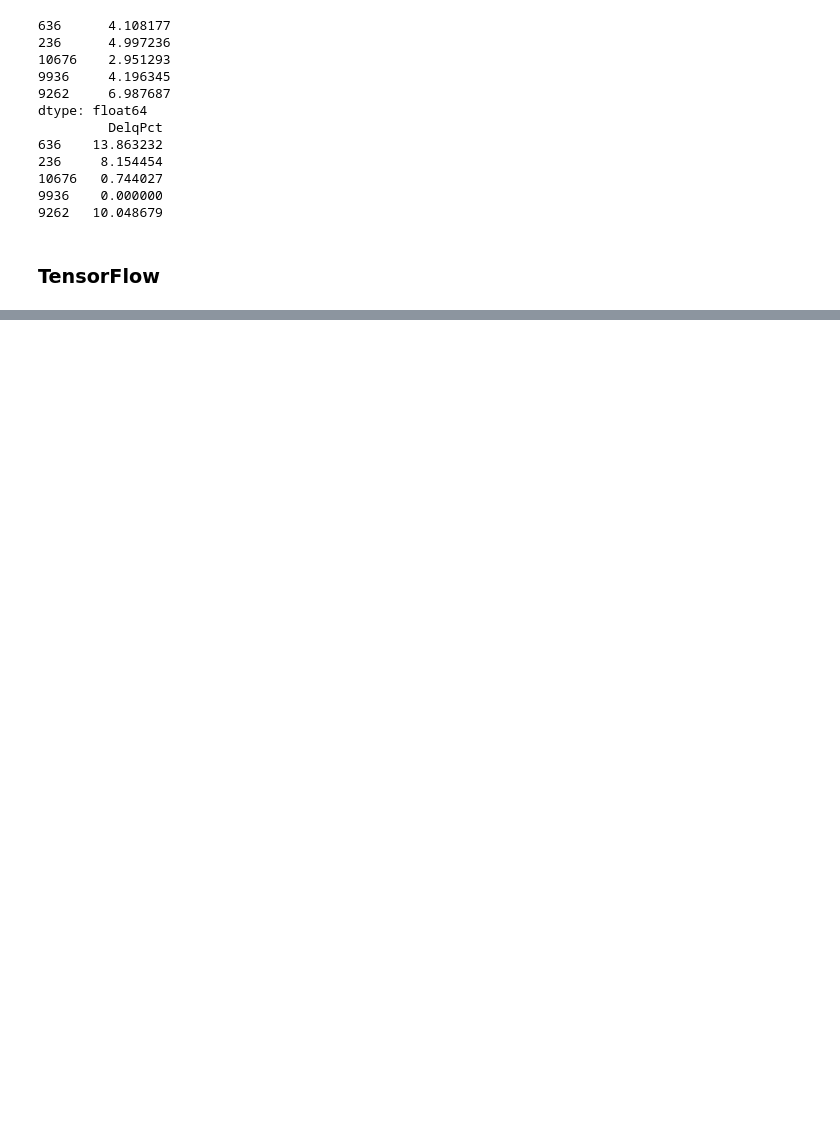
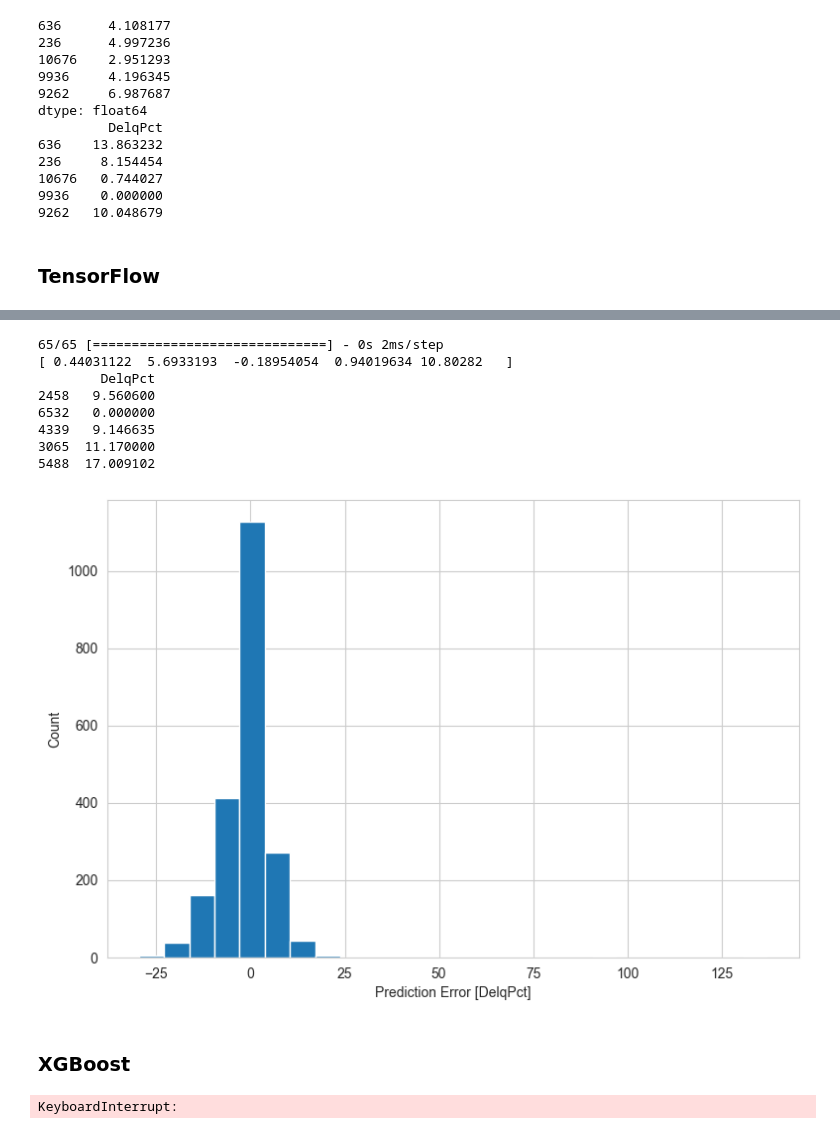
Before and after one commit to mikaag/Scorelate, a Jupyter notebook: DelqAmnt.ipynb, the cells around one changed output, grey strips where cells are left out. Saved outputs shown, nothing was run; the diff lists cells and outputs as text; code cells hidden in the pictures; blank space fills up the shorter version.

```diff
--- a/DelqAmnt.ipynb
+++ b/DelqAmnt.ipynb
@@ -431,0 +340,49 @@ show_confusion_matrix(y_test, test_classes, 'Testing')
+# %%
+test_predictions = dnn_model.predict(test_features).flatten()
+
+print(test_predictions[:5])
+print(test_labels[:5])
+
+error = test_predictions.reshape(test_predictions.shape[0],1) - test_labels
+plt.hist(error, bins=25)
+plt.xlabel('Prediction Error [DelqPct]')
+_ = plt.ylabel('Count')
+# %% [output]
+65/65 [==============================] - 0s 2ms/step
+[ 0.44031122  5.6933193  -0.18954054  0.94019634 10.80282   ]
+        DelqPct
+2458   9.560600
+6532   0.000000
+4339   9.146635
+3065  11.170000
+5488  17.009102
+[figure, added]
+# %% [markdown]
+### XGBoost
+# %%
+xgdata = df.copy(deep=True)
+for x in tqdm(range(100)):
+    x_train, x_test, y_train, y_test = train_test_split(xgdata.iloc[:,:-1], xgdata.iloc[:,-1:], test_size=0.2)
+
+    train = xgb.DMatrix(x_train, label=y_train)
+    test = xgb.DMatrix(x_test, label=y_test)
+
+    param = {
+        'eta': 0.01,
+        'objective': 'reg:squarederror',
+    }
+    epochs = 500
+
+    model = xgb.train(param, train, epochs)
+
+    predictions = model.predict(test)
+
+    y = []
+
+    for z in predictions:
+        y.append(np.argmax(z))
+
+    acc = round(metrics.mean_squared_error(y_test, y, squared=False), 3)
+    model.save_model('Models/Delq/XGBoost_{}%_Scorelate.json'.format(acc))
+# %% [output]
+KeyboardInterrupt:
```
Also changed, not shown: parts of 25 cells of this notebook, 29 other files.
